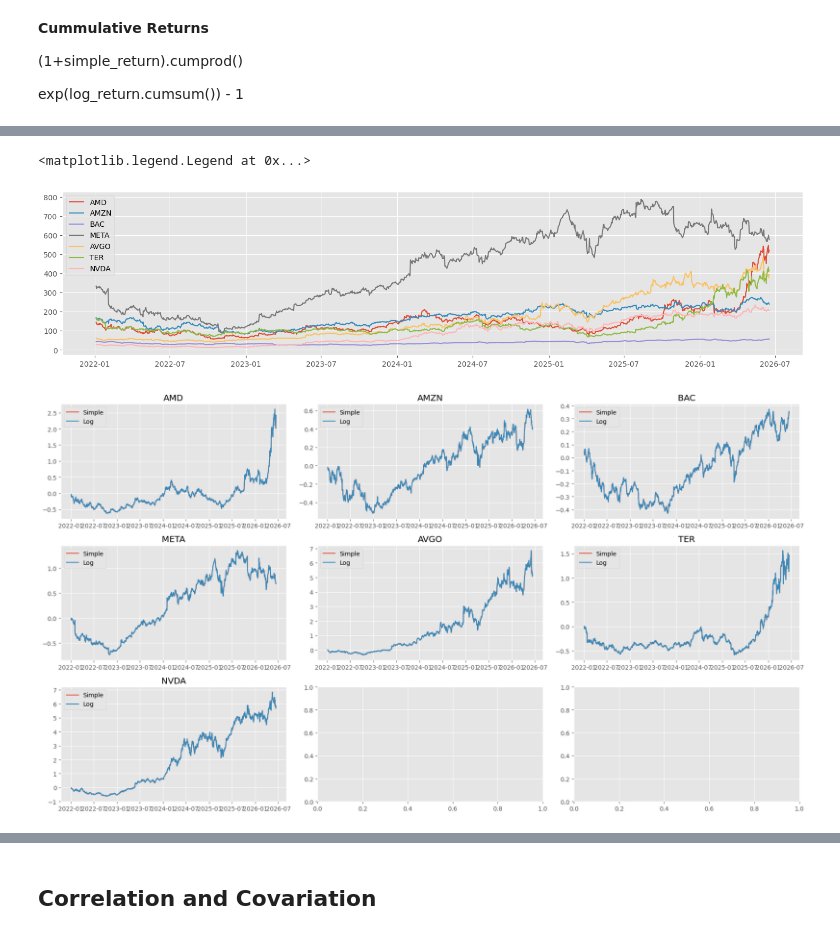
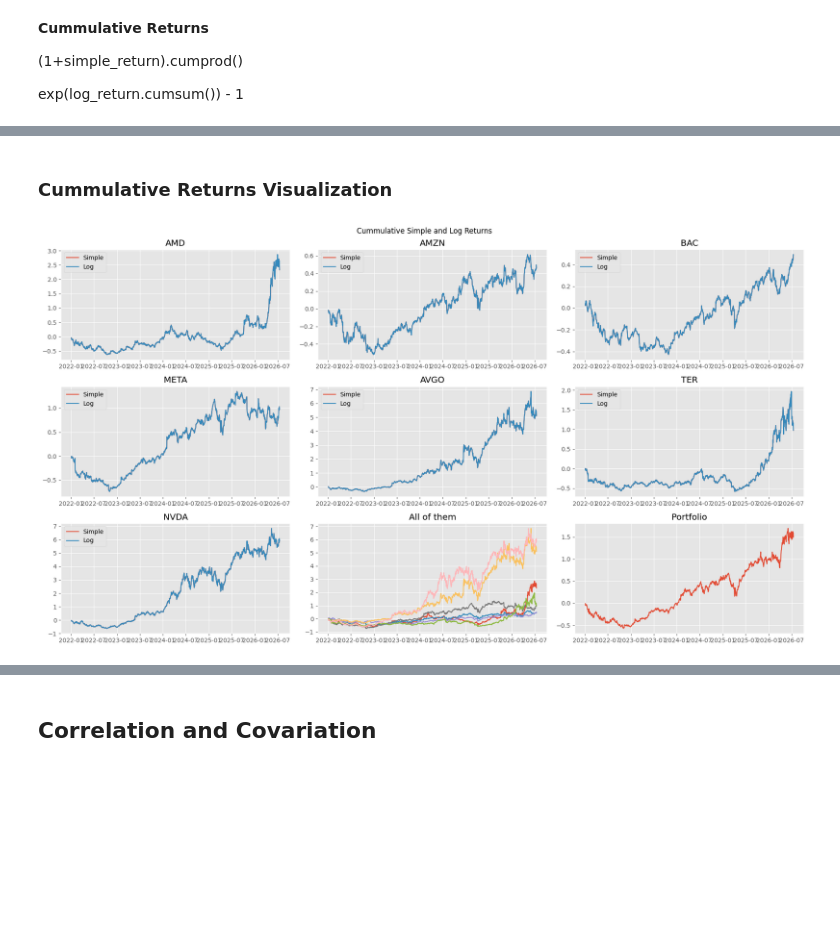
Before and after one commit to fadeeva/portfoli_o_o_ptimisation, a Jupyter notebook: Step_01__Basics_Return_Risk_Correlation.ipynb, the cells around one changed output, grey strips where cells are left out. Drawn from its saved outputs; the diff is of its cells as text; code cells hidden in the pictures; blank space fills up the shorter version.

Commit message:
added info about returns distribution

```diff
--- a/Step_01__Basics_Return_Risk_Correlation.ipynb
+++ b/Step_01__Basics_Return_Risk_Correlation.ipynb
@@ -57,22 +67,23 @@ df_res.head()
 5 rows × 21 columns
-# %%
-plt.figure(figsize=(18, 4))
-
-plt.plot(df_res[tickers], label=tickers)
-plt.legend()
-# %% [output]
-<matplotlib.legend.Legend at 0x...>
-[figure, removed]
+# %% [markdown]
+### Cummulative Returns Visualization
 # %%
 fig, axs = plt.subplots(3, 3, figsize=(18, 10))
 axs = axs.flatten()
 
 for i, ticker in enumerate(tickers):
     axs[i].plot((1 + df_res[f'{ticker}_simp_ret']).cumprod() - 1, label='Simple')
     axs[i].plot(np.exp(df_res[f'{ticker}_log_ret'].cumsum()) - 1, label='Log')
     axs[i].set_title(f'{ticker}')
     axs[i].legend()
 
+axs[7].plot(np.exp(df_res[[f'{ticker}_log_ret' for ticker in tickers]].cumsum()) - 1)
+axs[7].set_title('All of them')
+
+axs[8].plot(np.exp((np.log(df.sum(axis=1) / df.sum(axis=1).shift(1)).dropna()).cumsum()) - 1)
+axs[8].set_title('Portfolio')
+
+fig.suptitle('Cummulative Simple and Log Returns')
 plt.tight_layout();
 # %% [output]
-[figure, old version]
+[figure, new version]
```
Also changed, not shown: parts of 7 cells of this notebook.
